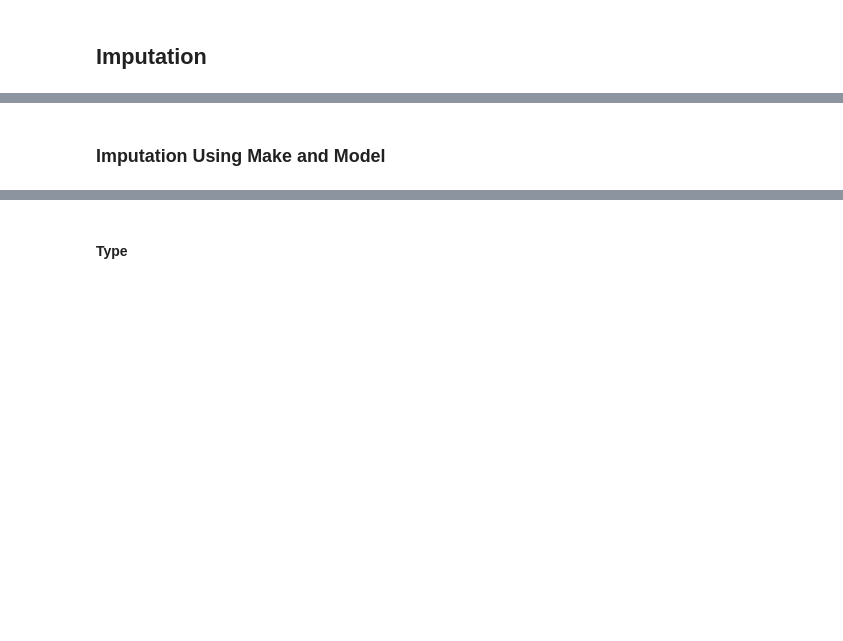
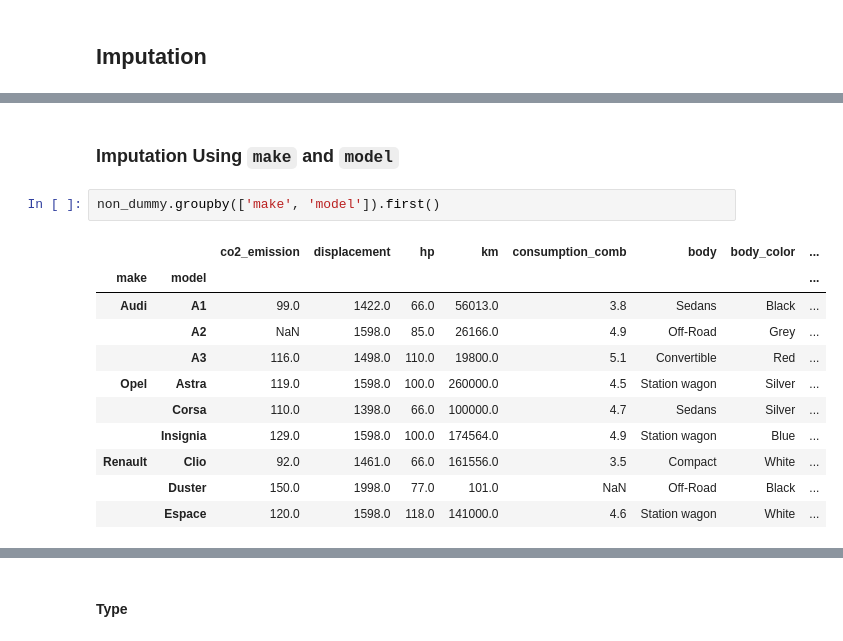
Before and after one commit to kaymal/price-prediction, a Jupyter notebook: trgt/missing-value-outlier-analysis.ipynb, the cells around one changed output, grey strips where cells are left out. Drawn from its saved outputs; the diff is of its cells as text; blank space fills up the shorter version.

```diff
--- a/trgt/missing-value-outlier-analysis.ipynb
+++ b/trgt/missing-value-outlier-analysis.ipynb
@@ -299,3 +364,17 @@ dtype: int64
 # %% [markdown]
-### Imputation Using Make and Model
+### Imputation Using `make` and `model`
+# %%
+non_dummy.groupby(['make', 'model']).first()
+# %% [output]
+|  |  | co2_emission | displacement | hp | km | consumption_comb | body | body_color | ... |
+| make | model |  |  |  |  |  |  |  | ... |
+| Audi | A1 | 99.0 | 1422.0 | 66.0 | 56013.0 | 3.8 | Sedans | Black | ... |
+|  | A2 | NaN | 1598.0 | 85.0 | 26166.0 | 4.9 | Off-Road | Grey | ... |
+|  | A3 | 116.0 | 1498.0 | 110.0 | 19800.0 | 5.1 | Convertible | Red | ... |
+| Opel | Astra | 119.0 | 1598.0 | 100.0 | 260000.0 | 4.5 | Station wagon | Silver | ... |
+|  | Corsa | 110.0 | 1398.0 | 66.0 | 100000.0 | 4.7 | Sedans | Silver | ... |
+|  | Insignia | 129.0 | 1598.0 | 100.0 | 174564.0 | 4.9 | Station wagon | Blue | ... |
+| Renault | Clio | 92.0 | 1461.0 | 66.0 | 161556.0 | 3.5 | Compact | White | ... |
+|  | Duster | 150.0 | 1998.0 | 77.0 | 101.0 | NaN | Off-Road | Black | ... |
+|  | Espace | 120.0 | 1598.0 | 118.0 | 141000.0 | 4.6 | Station wagon | White | ... |
 # %%
```
Also changed, not shown: parts of 25 cells of this notebook.
